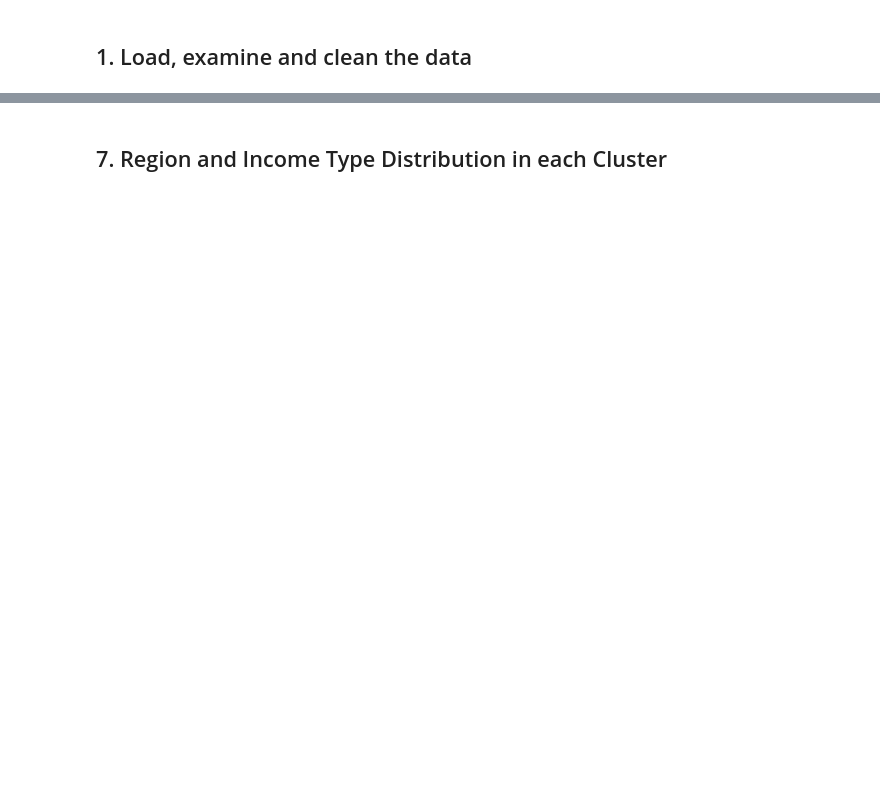
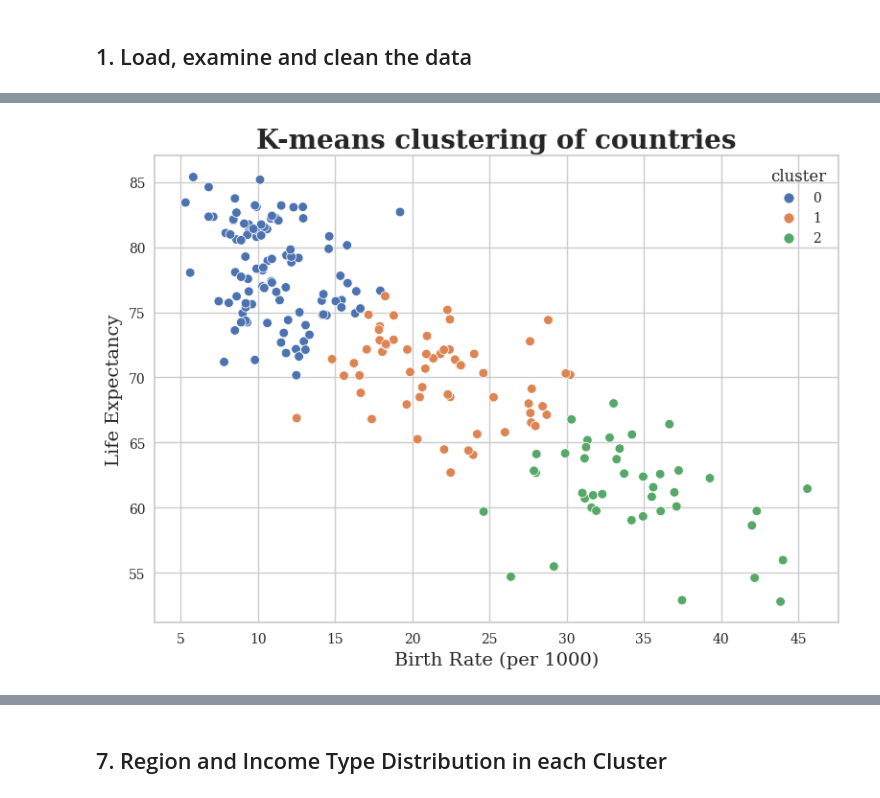
Before and after one commit to geet2912/modeling_life_expectancy, a Jupyter notebook: modeling_lifeexpectancy.ipynb, the cells around one changed output, grey strips where cells are left out. Drawn from its saved outputs; the diff is of its cells as text; code cells hidden in the pictures; blank space fills up the shorter version.

```diff
--- a/modeling_lifeexpectancy.ipynb
+++ b/modeling_lifeexpectancy.ipynb
@@ -369,0 +323,14 @@ It would also be interesting to see how Income Level and Geographical Regions ar
+# %%
+# Visualize the clusters to assign correct cluster names
+year2020_cluster = pd.concat([df_2020.reset_index(drop=True), pd.DataFrame({'cluster': labels})], axis=1)
+
+fig, ax = plt.subplots(figsize=(8,6))
+sns.scatterplot(data=year2020_cluster, x="BR", y="LE", ax=ax, hue="cluster", palette="deep")
+ax.set_title('K-means clustering of countries', fontsize=20, fontweight='bold')
+ax.set_xlabel('Birth Rate (per 1000)', fontsize=14)
+ax.set_ylabel('Life Expectancy', fontsize=14)
+plt.tight_layout()
+
+del labels, kmeans, fig, ax
+# %% [output]
+[figure, added]
```
Also changed, not shown: parts of 61 cells of this notebook.
